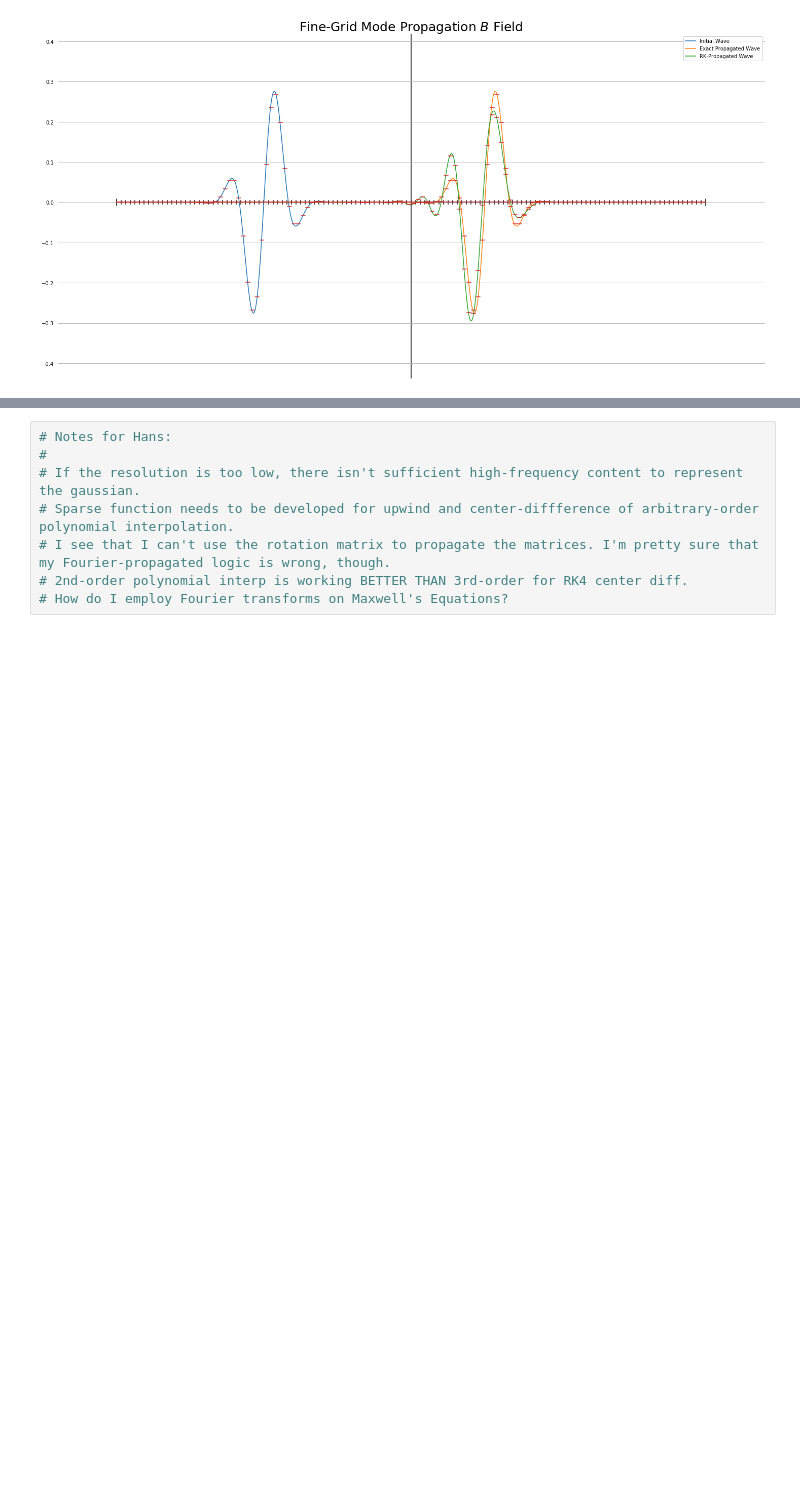
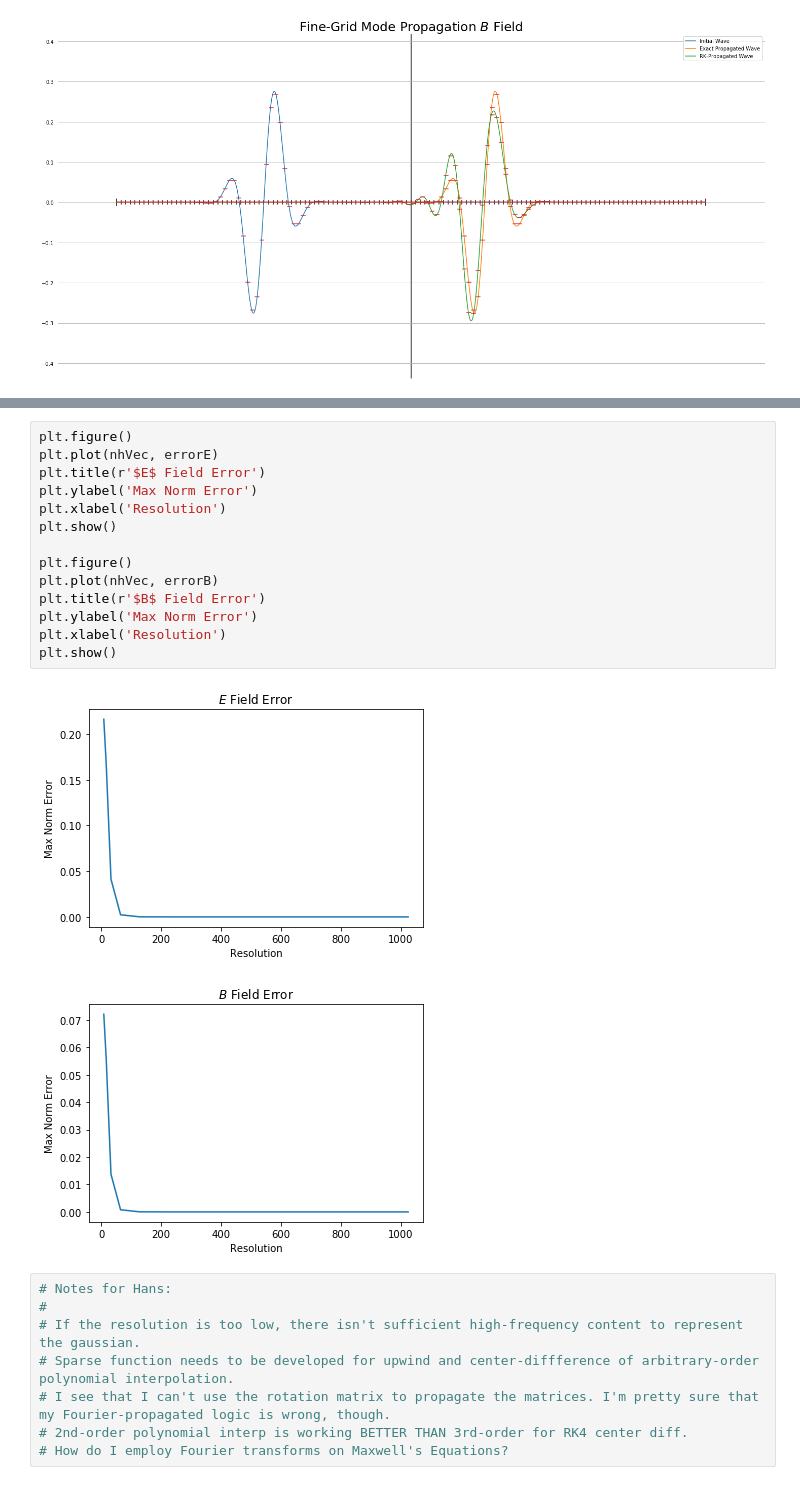
Before and after one commit to 88Sasha88/FV_MG, a Jupyter notebook: UnitTests/EMFieldUnitTest.ipynb, the cells around one changed output, grey strips where cells are left out. Cells and saved outputs as stored; diff of their text form; blank space fills up the shorter version.

```diff
--- a/UnitTests/EMFieldUnitTest.ipynb
+++ b/UnitTests/EMFieldUnitTest.ipynb
@@ -491,3 +467,20 @@ This image has been saved under /Users/sashacurcic/SashasDirectory/ANAG/FV_MG/Fi
+# %%
+plt.figure()
+plt.plot(nhVec, errorE)
+plt.title(r'$E$ Field Error')
+plt.ylabel('Max Norm Error')
+plt.xlabel('Resolution')
+plt.show()
+
+plt.figure()
+plt.plot(nhVec, errorB)
+plt.title(r'$B$ Field Error')
+plt.ylabel('Max Norm Error')
+plt.xlabel('Resolution')
+plt.show()
+# %% [output]
+[figure, added]
+[figure, added]
 # %%
 # Notes for Hans:
 #
```
Also changed, not shown: parts of 18 cells of this notebook.
